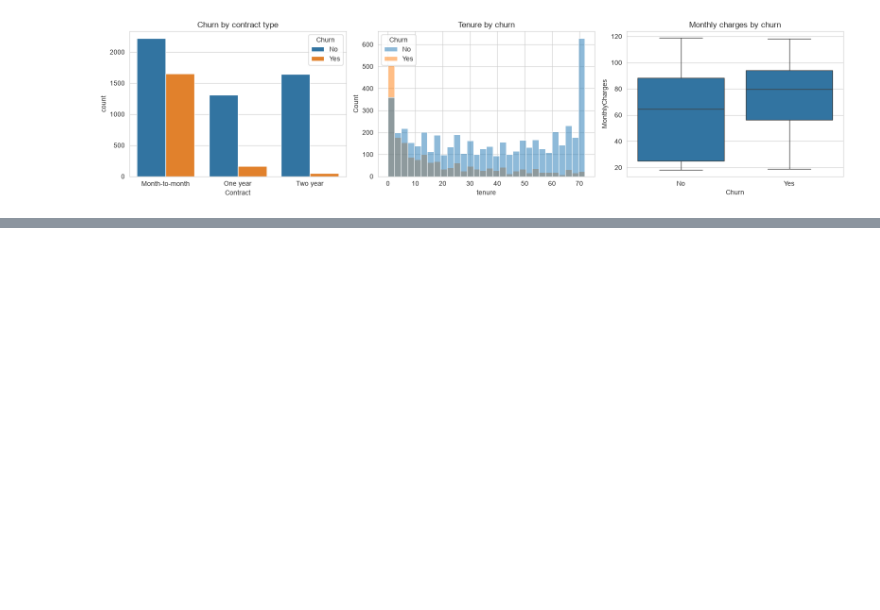
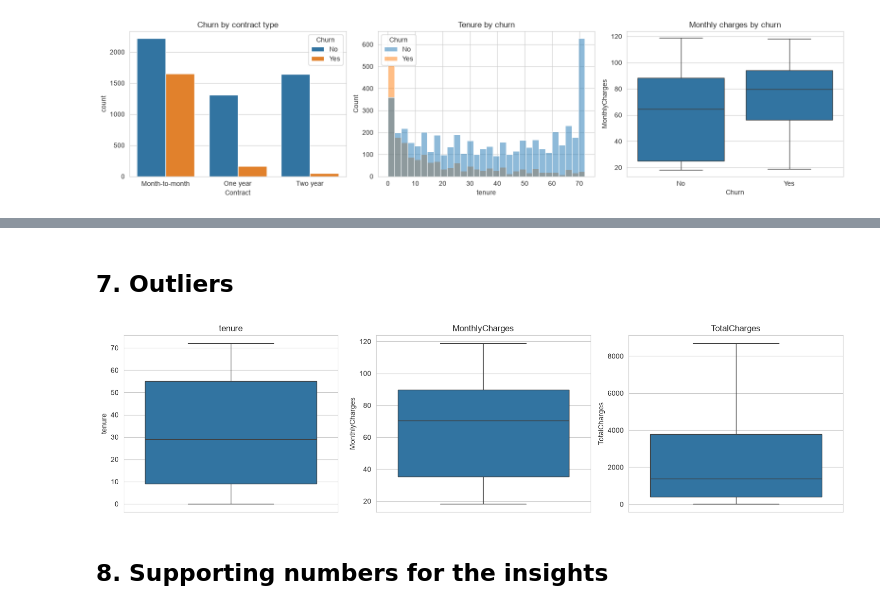
Before and after one commit to vashika-0507/telco-churn-ml, a Jupyter notebook: notebooks/01_eda.ipynb, the cells around one changed output, grey strips where cells are left out. Cells and saved outputs as stored; diff of their text form; code cells hidden in the pictures; blank space fills up the shorter version.

Commit message:
Tidy EDA notebook: headings, fix insights text

```diff
--- a/notebooks/01_eda.ipynb
+++ b/notebooks/01_eda.ipynb
@@ -104,0 +162,13 @@ plt.show()
+# %% [markdown]
+## 7. Outliers
+# %%
+fig, axes = plt.subplots(1, 3, figsize=(15, 4))
+for ax, col in zip(axes, num_cols):
+    sns.boxplot(y=df[col], ax=ax)
+    ax.set_title(col)
+plt.tight_layout()
+plt.show()
+# %% [output]
+[figure, added]
+# %% [markdown]
+## 8. Supporting numbers for the insights
```
Also changed, not shown: parts of 16 cells of this notebook.
